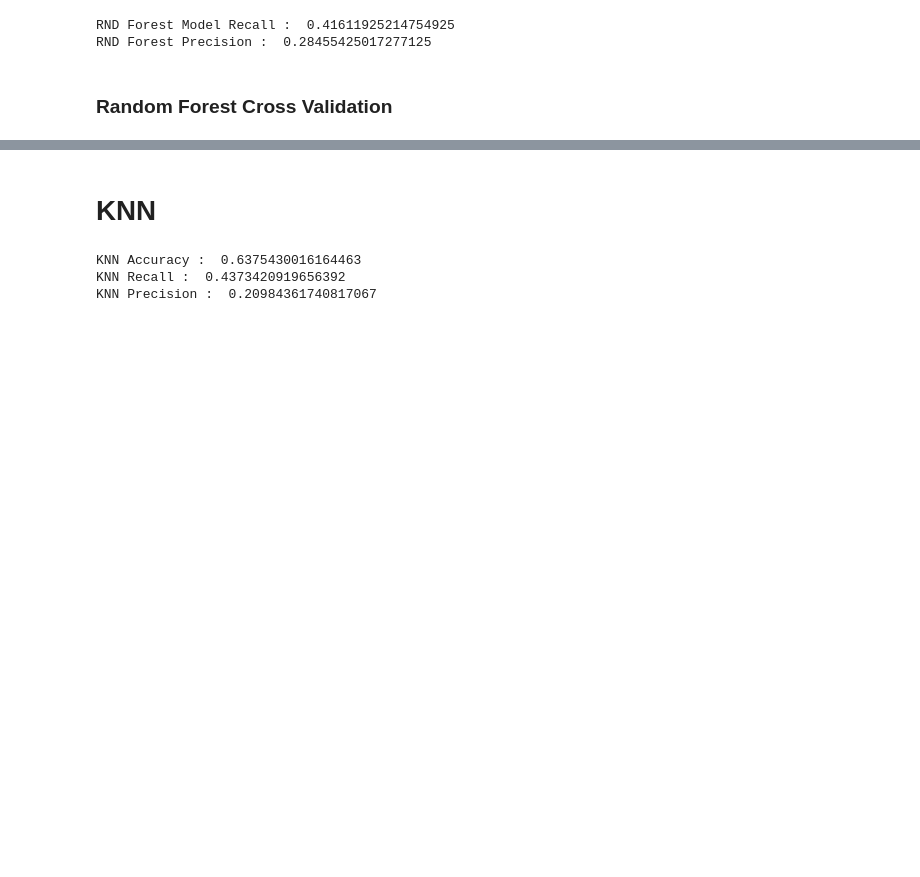
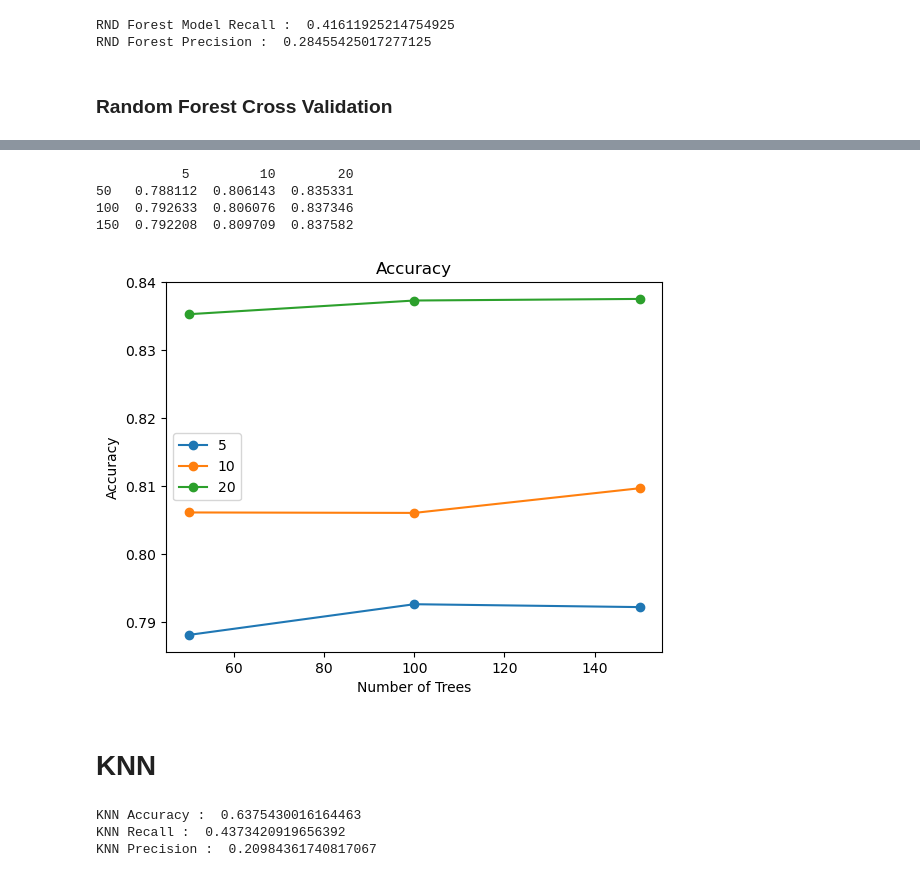
Before and after one commit to dr17549/Credit-Default-Prediction, a Jupyter notebook: Loan Default.ipynb, the cells around one changed output, grey strips where cells are left out. Cells and saved outputs as stored; diff of their text form; code cells hidden in the pictures; blank space fills up the shorter version.

```diff
--- a/Loan Default.ipynb
+++ b/Loan Default.ipynb
@@ -182,12 +182,12 @@ X_train, X_OOS_test, y_train, y_OOS_test = train_test_split(X, y, test_size=0.20
 ## Normalising the values
 # %%
 
-# Normalised the values
-scaler = StandardScaler()
-# Fit and apply normalization on the training set
-X_train = scaler.fit_transform(X_train)
-# Apply the same normalization rules on the test set
-X_OOS_test = scaler.transform(X_OOS_test)
+# # Normalised the values
+# scaler = StandardScaler()
+# # Fit and apply normalization on the training set
+# X_train = scaler.fit_transform(X_train)
+# # Apply the same normalization rules on the test set
+# X_OOS_test = scaler.transform(X_OOS_test)
 # %% [markdown]
 ## Over Sampling
 # %%
@@ -405,8 +405,8 @@ def create_dictionary(param_1,param_2):
 # %%
 # CV in Trees
 # Set Hyperparameter (Lambda) values to cross validate here !!!!!
-max_depth = [2, 3, 4]
-number_of_trees = [5,10,15]
+max_depth = [5,10,20]
+number_of_trees = [50,100,150]
 
 cross_validate_result = create_dictionary(number_of_trees,max_depth)
 cross_validate_recall = create_dictionary(number_of_trees,max_depth)
@@ -447,3 +465,20 @@ print('Recall : ',cross_validate_recall)
+# %%
+recall_results = pd.DataFrame.from_dict(cross_validate_recall, orient='index')
+print(recall_results)
+# # Plotting a line plot
+recall_results.plot(kind='line', marker='o')
+
+# Display the plot
+plt.title('Accuracy')
+plt.xlabel('Number of Trees')
+plt.ylabel('Accuracy')
+plt.show()
+# %% [output]
+           5         10        20
+50   0.788112  0.806143  0.835331
+100  0.792633  0.806076  0.837346
+150  0.792208  0.809709  0.837582
+[figure, added]
 # %% [markdown]
 # KNN
 # %%
```
Also changed, not shown: parts of 8 cells of this notebook.
